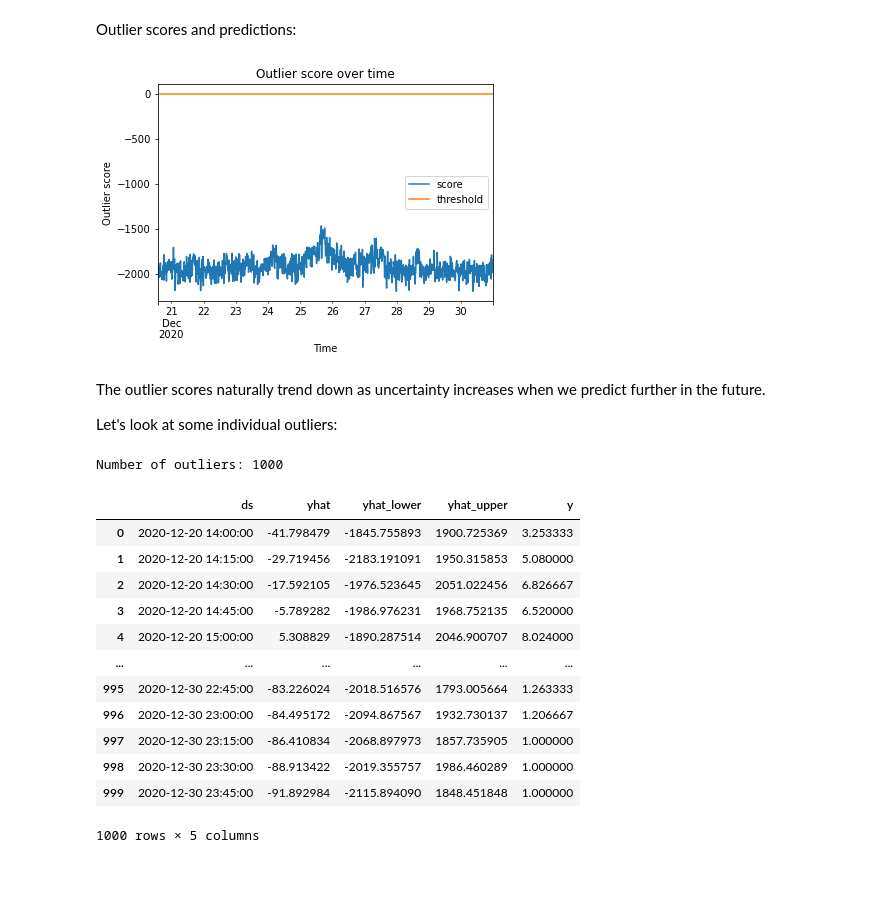
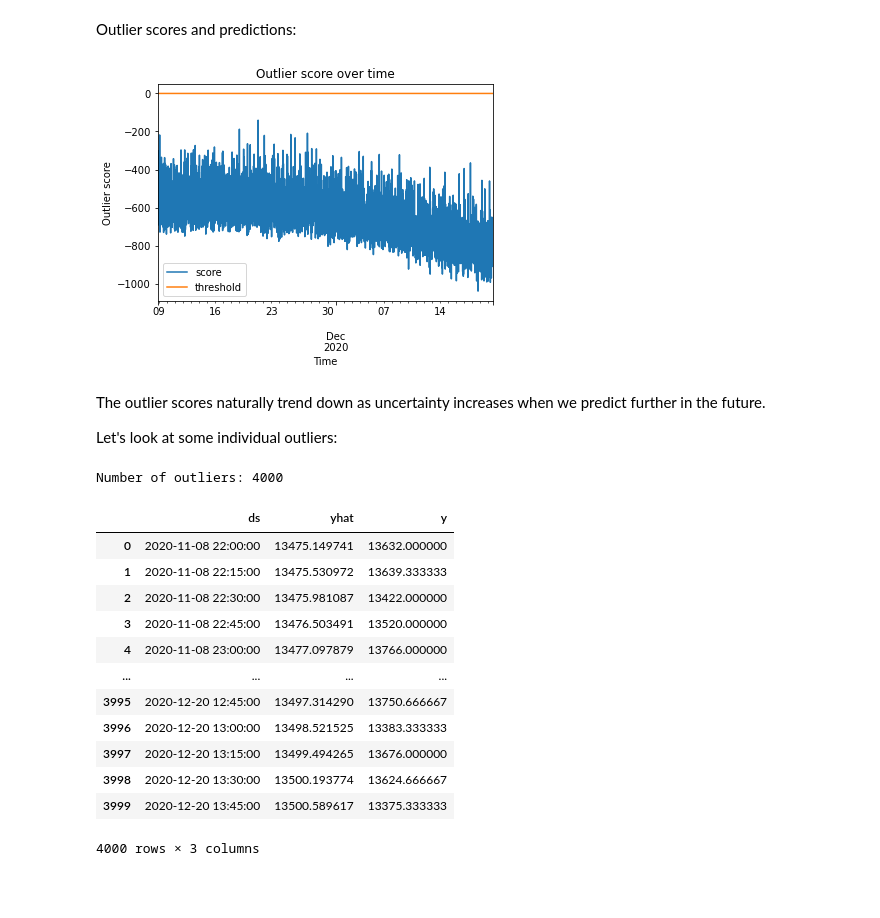
Before and after one commit to Salitha-Dilshan-Herath/Prophet, a Jupyter notebook: one_year_analyse_anomaly_new_dataset.ipynb, the cells around one changed output. Saved outputs shown, nothing was run; the diff lists cells and outputs as text; code cells hidden in the pictures.

````diff
--- a/one_year_analyse_anomaly_new_dataset.ipynb
+++ b/one_year_analyse_anomaly_new_dataset.ipynb
@@ -64,7 +64,7 @@ df.head()
 # %% [markdown]
 Select subset to test Prophet model on:
 # %%
-n_prophet = 34040
+n_prophet = 30040
 # %% [markdown]
 Prophet model expects a DataFrame with 2 columns: one named ```ds``` with the timestamps and one named ```y``` with the time series to be evaluated. We will just look at the temperature data:
 # %%
@@ -115,7 +115,7 @@ Please check out the [documentation](https://docs.seldon.io/projects/alibi-detec
 
 Define the test data. It is important that the timestamps of the test data follow the training data. We check this below by comparing the first few rows of the test DataFrame with the last few of the training DataFrame:
 # %%
-n_periods = 1000
+n_periods = 4000
 d = {'ds': df['timestamp'][n_prophet:n_prophet+n_periods],
      'y': df['backend_processing_time'][n_prophet:n_prophet+n_periods]}
 df_T_test = pd.DataFrame(data=d)
@@ -185,31 +185,31 @@ plt.xlabel('Time')
 plt.ylabel('Outlier score')
 plt.show()
 # %% [output]
-[figure, old version]
+[figure, new version]
 # %% [markdown]
 The outlier scores naturally trend down as uncertainty increases when we predict further in the future.
 
 Let's look at some individual outliers:
 # %%
 df_fcst = od_preds['data']['forecast']
-df_outlier = df_fcst.loc[df_fcst['score'] > -3000]
+df_outlier = df_fcst.loc[df_fcst['score'] > -2000]
 # %%
 print('Number of outliers: {}'.format(df_outlier.shape[0]))
-df_outlier[['ds', 'yhat', 'yhat_lower', 'yhat_upper', 'y']]
+df_outlier[['ds', 'yhat', 'y']]
 # %% [output]
-Number of outliers: 1000
+Number of outliers: 4000
-|  | ds | yhat | yhat_lower | yhat_upper | y |
-| 0 | 2020-12-20 14:00:00 | -41.798479 | -1845.755893 | 1900.725369 | 3.253333 |
-| 1 | 2020-12-20 14:15:00 | -29.719456 | -2183.191091 | 1950.315853 | 5.080000 |
-| 2 | 2020-12-20 14:30:00 | -17.592105 | -1976.523645 | 2051.022456 | 6.826667 |
-| 3 | 2020-12-20 14:45:00 | -5.789282 | -1986.976231 | 1968.752135 | 6.520000 |
-| 4 | 2020-12-20 15:00:00 | 5.308829 | -1890.287514 | 2046.900707 | 8.024000 |
-| ... | ... | ... | ... | ... | ... |
-| 995 | 2020-12-30 22:45:00 | -83.226024 | -2018.516576 | 1793.005664 | 1.263333 |
-| 996 | 2020-12-30 23:00:00 | -84.495172 | -2094.867567 | 1932.730137 | 1.206667 |
-| 997 | 2020-12-30 23:15:00 | -86.410834 | -2068.897973 | 1857.735905 | 1.000000 |
-| 998 | 2020-12-30 23:30:00 | -88.913422 | -2019.355757 | 1986.460289 | 1.000000 |
-| 999 | 2020-12-30 23:45:00 | -91.892984 | -2115.894090 | 1848.451848 | 1.000000 |
+|  | ds | yhat | y |
+| 0 | 2020-11-08 22:00:00 | 13475.149741 | 13632.000000 |
+| 1 | 2020-11-08 22:15:00 | 13475.530972 | 13639.333333 |
+| 2 | 2020-11-08 22:30:00 | 13475.981087 | 13422.000000 |
+| 3 | 2020-11-08 22:45:00 | 13476.503491 | 13520.000000 |
+| 4 | 2020-11-08 23:00:00 | 13477.097879 | 13766.000000 |
+| ... | ... | ... | ... |
+| 3995 | 2020-12-20 12:45:00 | 13497.314290 | 13750.666667 |
+| 3996 | 2020-12-20 13:00:00 | 13498.521525 | 13383.333333 |
+| 3997 | 2020-12-20 13:15:00 | 13499.494265 | 13676.000000 |
+| 3998 | 2020-12-20 13:30:00 | 13500.193774 | 13624.666667 |
+| 3999 | 2020-12-20 13:45:00 | 13500.589617 | 13375.333333 |
-1000 rows × 5 columns
+4000 rows × 3 columns
 # %% [markdown]
 ##
````
Also changed, not shown: parts of 9 cells of this notebook.
